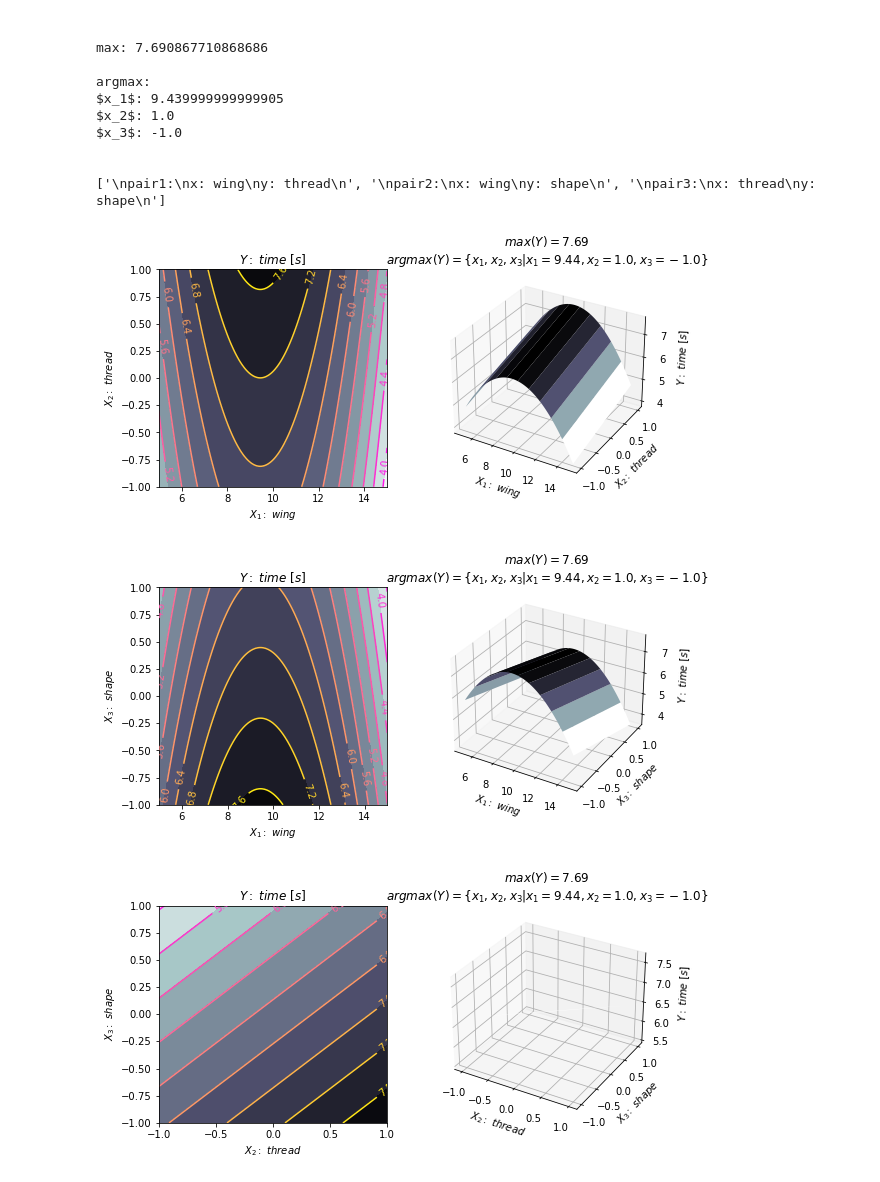
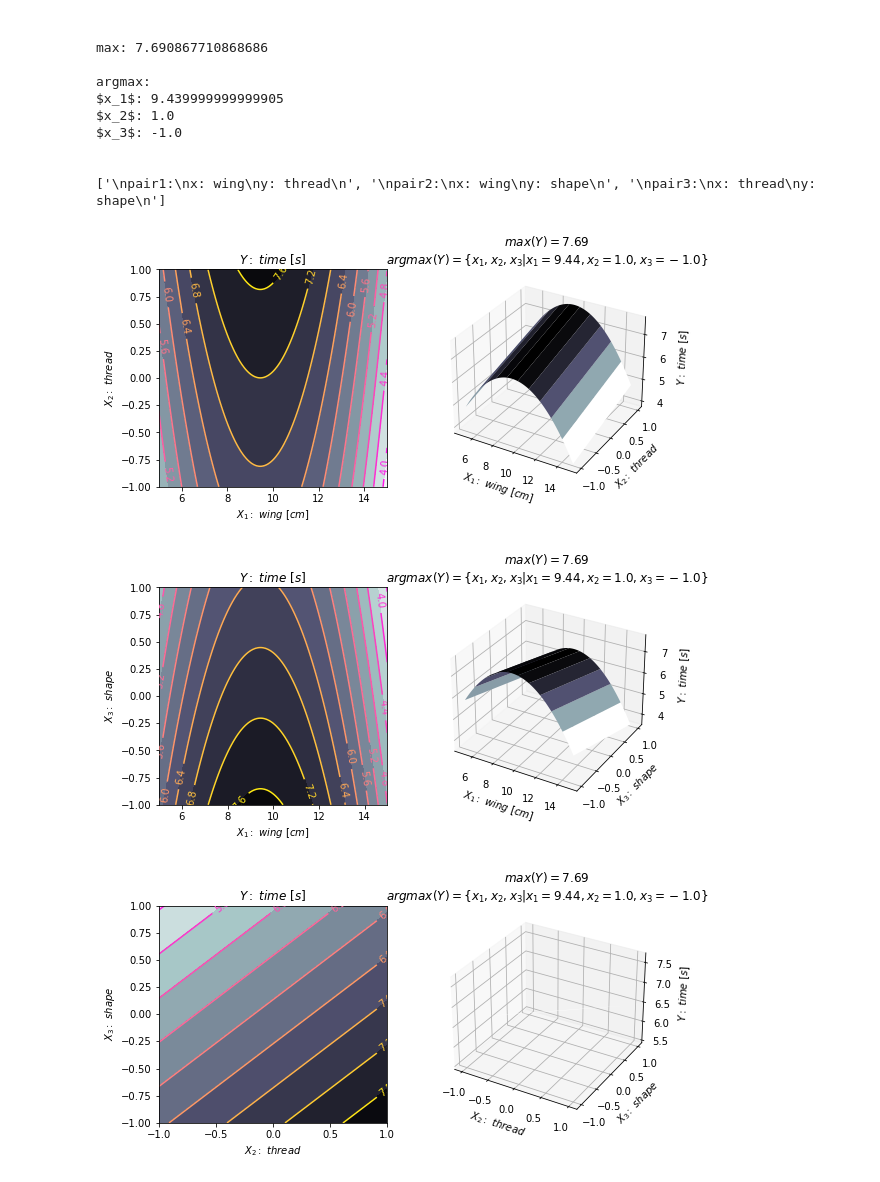
Before and after one commit to yo-aka-gene/helicopter, a Jupyter notebook: dsd/analysis/mla.ipynb, the cells around one changed output. Drawn from its saved outputs; the diff is of its cells as text; code cells hidden in the pictures.

Commit message:
:recycle: refined axis label of 3d plots

```diff
--- a/dsd/analysis/mla.ipynb
+++ b/dsd/analysis/mla.ipynb
@@ -450,7 +450,8 @@ for i, bin_func in enumerate(l_binary):
 
 
     arg2d = {
-        "xlabel": "$X_"+ f"{[1, 1, 2][i]}:$ $" + f"{bin_func.x.name}$",
+        "xlabel": "$X_"+ f"{[1, 1, 2][i]}:$ $" + f"{bin_func.x.name}$" + \
+        [" $[cm]$", " $[cm]$", ""][i],
         "ylabel": "$X_"+ f"{[2, 3, 3][i]}:$ $" + f"{bin_func.y.name}$",
         "title": "$Y:$ " + f"{bin_func.z.name}",
     }
@@ -462,7 +463,8 @@ for i, bin_func in enumerate(l_binary):
     f" x_3={func.expv[2].value.ravel()[argmax_loc].round(2)}" + "\}$"
 
     arg3d = {
-        "xlabel": "$X_"+ f"{[1, 1, 2][i]}:$ $" + f"{bin_func.x.name}$",
+        "xlabel": "$X_"+ f"{[1, 1, 2][i]}:$ $" + f"{bin_func.x.name}$" + \
+        [" $[cm]$", " $[cm]$", ""][i],
         "ylabel": "$X_"+ f"{[2, 3, 3][i]}:$ $" + f"{bin_func.y.name}$",
         "zlabel": "$Y:$ " + f"{bin_func.z.name}",
         "title": title
@@ -510,33 +512,33 @@ for i, bin_func in enumerate(l_binary):
             ),
         ),
         binary(
             x=variable(
                 name=bin_func.x.name,
                 value=bin_func.x.value[
                      argmax_loc//(shape[1]*shape[2]), :, :
                 ]
             ),
             y=variable(
                 name=bin_func.y.name,
                 value=bin_func.y.value[
                     argmax_loc//(shape[1]*shape[2]), :, :
                 ]
             ),
             z=variable(
                 name=bin_func.z.name,
                 value=bin_func.z.value[
                     argmax_loc//(shape[1]*shape[2]), :, :
                 ]
             ),
         ),
     ][i]
 
     contour2d(temp, ax=ax1, **arg2d)
     contour3d(temp, ax=ax2, **arg3d)
 
     if conf.savefile:
         plt.savefig(f"{conf.dirctory}/optimization_{i+1}.png", **conf.kwarg_savefig)
 # %% [output]
-[figure, old version]
+[figure, new version]
-[figure, old version]
+[figure, new version]
 [figure]
```
Also changed, not shown: 2 other files.
